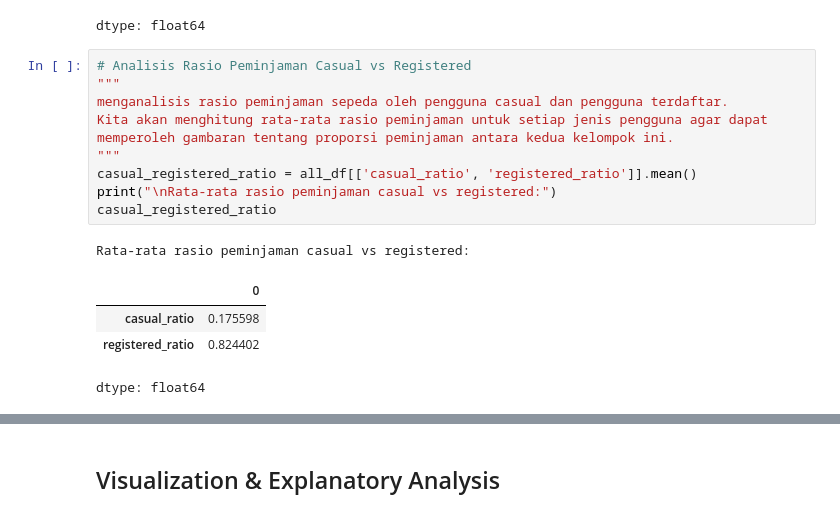
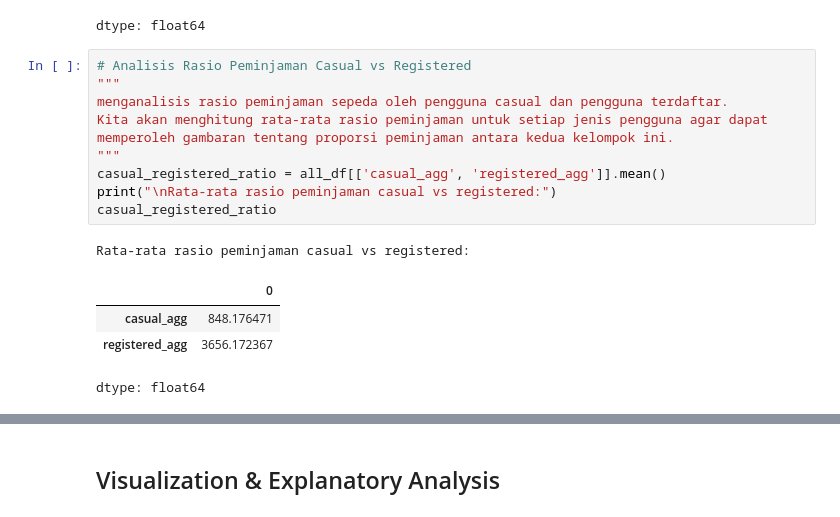
Before and after one commit to trisya07/proyek_analisis_data, a Jupyter notebook: submission_analisis_data.ipynb, the cells around one changed output, grey strips where cells are left out. Cells and saved outputs as stored; diff of their text form.

```diff
--- a/submission_analisis_data.ipynb
+++ b/submission_analisis_data.ipynb
@@ -554,17 +539,17 @@ dtype: float64
 # %%
 # Analisis Rasio Peminjaman Casual vs Registered
 """
 menganalisis rasio peminjaman sepeda oleh pengguna casual dan pengguna terdaftar.
 Kita akan menghitung rata-rata rasio peminjaman untuk setiap jenis pengguna agar dapat memperoleh gambaran tentang proporsi peminjaman antara kedua kelompok ini.
 """
-casual_registered_ratio = all_df[['casual_ratio', 'registered_ratio']].mean()
+casual_registered_ratio = all_df[['casual_agg', 'registered_agg']].mean()
 print("\nRata-rata rasio peminjaman casual vs registered:")
 casual_registered_ratio
 # %% [output]
 Rata-rata rasio peminjaman casual vs registered:
 |  | 0 |
-| casual_ratio | 0.175598 |
-| registered_ratio | 0.824402 |
+| casual_agg | 848.176471 |
+| registered_agg | 3656.172367 |
 dtype: float64
 # %% [markdown]
 **Insight:**
```
Also changed, not shown: parts of 19 cells of this notebook, 2 other files.
